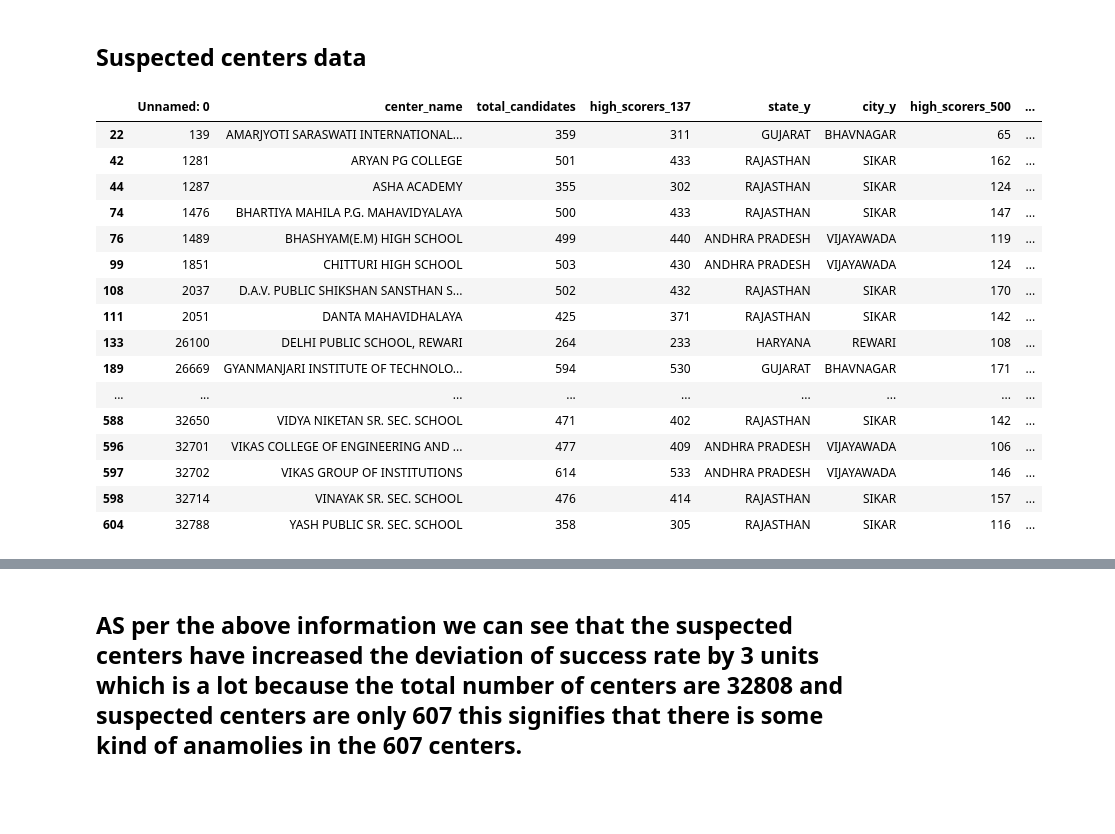
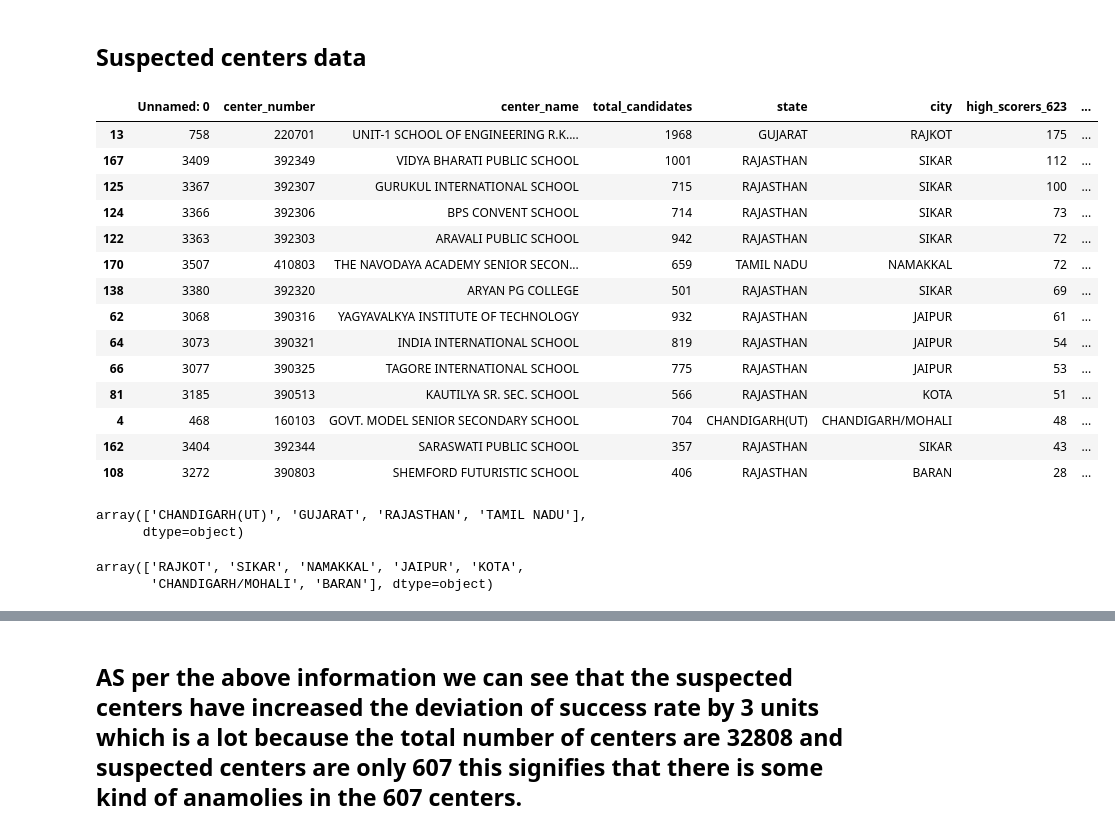
Before and after one commit to GomesAdhikari/NEET-data-2024-NTA-analysis, a Jupyter notebook: comparision.ipynb, the cells around one changed output, grey strips where cells are left out. Drawn from its saved outputs; the diff is of its cells as text; code cells hidden in the pictures; blank space fills up the shorter version.

```diff
--- a/comparision.ipynb
+++ b/comparision.ipynb
@@ -9,23 +11,33 @@ import scipy.stats as sp
 # %%
 df_1 = pd.read_csv('suspected_centers.csv')
 df_2 = pd.read_csv('Non suspected centers.csv')
 df_3 = pd.read_csv('new neet data.csv')
-df_1[df_1['Success rate']>85]
+x1 = df_1[(df_1['Success rate']>6.4) & (df_1['high_scorers_700'] >= 4)]
+sorted_df = x1.sort_values(by='high_scorers_623',ascending = False)
+sorted_df
 # %% [output]
-|  | Unnamed: 0 | center_name | total_candidates | high_scorers_137 | state_y | city_y | high_scorers_500 | ... |
-| 22 | 139 | AMARJYOTI SARASWATI INTERNATIONAL... | 359 | 311 | GUJARAT | BHAVNAGAR | 65 | ... |
-| 42 | 1281 | ARYAN PG COLLEGE | 501 | 433 | RAJASTHAN | SIKAR | 162 | ... |
-| 44 | 1287 | ASHA ACADEMY | 355 | 302 | RAJASTHAN | SIKAR | 124 | ... |
-| 74 | 1476 | BHARTIYA MAHILA P.G. MAHAVIDYALAYA | 500 | 433 | RAJASTHAN | SIKAR | 147 | ... |
-| 76 | 1489 | BHASHYAM(E.M) HIGH SCHOOL | 499 | 440 | ANDHRA PRADESH | VIJAYAWADA | 119 | ... |
-| 99 | 1851 | CHITTURI HIGH SCHOOL | 503 | 430 | ANDHRA PRADESH | VIJAYAWADA | 124 | ... |
-| 108 | 2037 | D.A.V. PUBLIC SHIKSHAN SANSTHAN S... | 502 | 432 | RAJASTHAN | SIKAR | 170 | ... |
-| 111 | 2051 | DANTA MAHAVIDHALAYA | 425 | 371 | RAJASTHAN | SIKAR | 142 | ... |
-| 133 | 26100 | DELHI PUBLIC SCHOOL, REWARI | 264 | 233 | HARYANA | REWARI | 108 | ... |
-| 189 | 26669 | GYANMANJARI INSTITUTE OF TECHNOLO... | 594 | 530 | GUJARAT | BHAVNAGAR | 171 | ... |
-| ... | ... | ... | ... | ... | ... | ... | ... | ... |
-| 588 | 32650 | VIDYA NIKETAN SR. SEC. SCHOOL | 471 | 402 | RAJASTHAN | SIKAR | 142 | ... |
-| 596 | 32701 | VIKAS COLLEGE OF ENGINEERING AND ... | 477 | 409 | ANDHRA PRADESH | VIJAYAWADA | 106 | ... |
-| 597 | 32702 | VIKAS GROUP OF INSTITUTIONS | 614 | 533 | ANDHRA PRADESH | VIJAYAWADA | 146 | ... |
-| 598 | 32714 | VINAYAK SR. SEC. SCHOOL | 476 | 414 | RAJASTHAN | SIKAR | 157 | ... |
-| 604 | 32788 | YASH PUBLIC SR. SEC. SCHOOL | 358 | 305 | RAJASTHAN | SIKAR | 116 | ... |
+|  | Unnamed: 0 | center_number | center_name | total_candidates | state | city | high_scorers_623 | ... |
+| 13 | 758 | 220701 | UNIT-1 SCHOOL OF ENGINEERING R.K.... | 1968 | GUJARAT | RAJKOT | 175 | ... |
+| 167 | 3409 | 392349 | VIDYA BHARATI PUBLIC SCHOOL | 1001 | RAJASTHAN | SIKAR | 112 | ... |
+| 125 | 3367 | 392307 | GURUKUL INTERNATIONAL SCHOOL | 715 | RAJASTHAN | SIKAR | 100 | ... |
+| 124 | 3366 | 392306 | BPS CONVENT SCHOOL | 714 | RAJASTHAN | SIKAR | 73 | ... |
+| 122 | 3363 | 392303 | ARAVALI PUBLIC SCHOOL | 942 | RAJASTHAN | SIKAR | 72 | ... |
+| 170 | 3507 | 410803 | THE NAVODAYA ACADEMY SENIOR SECON... | 659 | TAMIL NADU | NAMAKKAL | 72 | ... |
+| 138 | 3380 | 392320 | ARYAN PG COLLEGE | 501 | RAJASTHAN | SIKAR | 69 | ... |
+| 62 | 3068 | 390316 | YAGYAVALKYA INSTITUTE OF TECHNOLOGY | 932 | RAJASTHAN | JAIPUR | 61 | ... |
+| 64 | 3073 | 390321 | INDIA INTERNATIONAL SCHOOL | 819 | RAJASTHAN | JAIPUR | 54 | ... |
+| 66 | 3077 | 390325 | TAGORE INTERNATIONAL SCHOOL | 775 | RAJASTHAN | JAIPUR | 53 | ... |
+| 81 | 3185 | 390513 | KAUTILYA SR. SEC. SCHOOL | 566 | RAJASTHAN | KOTA | 51 | ... |
+| 4 | 468 | 160103 | GOVT. MODEL SENIOR SECONDARY SCHOOL | 704 | CHANDIGARH(UT) | CHANDIGARH/MOHALI | 48 | ... |
+| 162 | 3404 | 392344 | SARASWATI PUBLIC SCHOOL | 357 | RAJASTHAN | SIKAR | 43 | ... |
+| 108 | 3272 | 390803 | SHEMFORD FUTURISTIC SCHOOL | 406 | RAJASTHAN | BARAN | 28 | ... |
+# %%
+x1['state'].unique()
+# %% [output]
+array(['CHANDIGARH(UT)', 'GUJARAT', 'RAJASTHAN', 'TAMIL NADU'],
+      dtype=object)
+# %%
+sorted_df['city'].unique()
+# %% [output]
+array(['RAJKOT', 'SIKAR', 'NAMAKKAL', 'JAIPUR', 'KOTA',
+       'CHANDIGARH/MOHALI', 'BARAN'], dtype=object)
```
Also changed, not shown: parts of 11 cells of this notebook, 2 other files.
